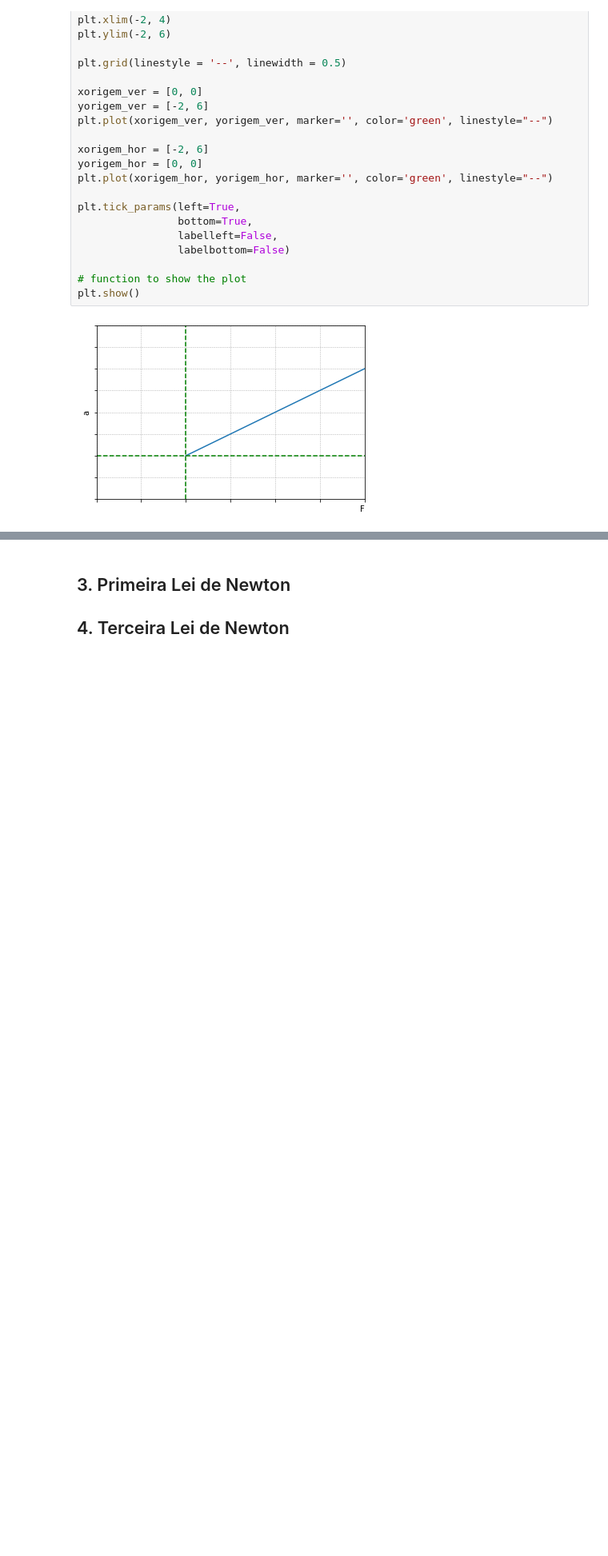
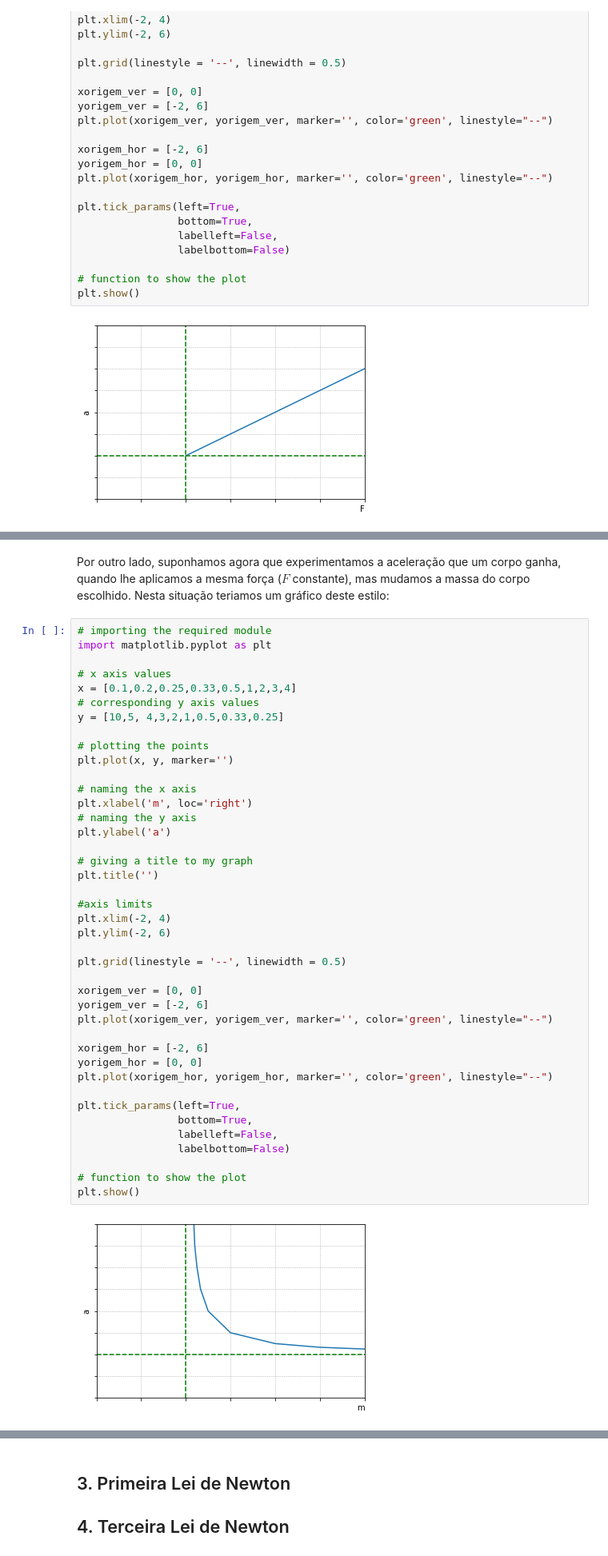
Before and after one commit to BorjaRuizReverter/LivroFisicaGeral, a Jupyter notebook: Capitulo6.ipynb, the cells around one changed output, grey strips where cells are left out. Shown at 80% size. Drawn from its saved outputs; the diff is of its cells as text; blank space fills up the shorter version.

```diff
--- a/Capitulo6.ipynb
+++ b/Capitulo6.ipynb
@@ -128,0 +192,45 @@ plt.show()
+# %% [markdown]
+Por outro lado, suponhamos agora que experimentamos a aceleração que um corpo ganha, quando lhe aplicamos a mesma força ($F$ constante), mas mudamos a massa do corpo escolhido. Nesta situação teriamos um gráfico deste estilo:
+# %%
+# importing the required module
+import matplotlib.pyplot as plt
+
+# x axis values
+x = [0.1,0.2,0.25,0.33,0.5,1,2,3,4]
+# corresponding y axis values
+y = [10,5, 4,3,2,1,0.5,0.33,0.25]
+
+# plotting the points
+plt.plot(x, y, marker='')
+
+# naming the x axis
+plt.xlabel('m', loc='right')
+# naming the y axis
+plt.ylabel('a')
+
+# giving a title to my graph
+plt.title('')
+
+#axis limits
+plt.xlim(-2, 4)
+plt.ylim(-2, 6)
+
+plt.grid(linestyle = '--', linewidth = 0.5)
+
+xorigem_ver = [0, 0]
+yorigem_ver = [-2, 6]
+plt.plot(xorigem_ver, yorigem_ver, marker='', color='green', linestyle="--")
+
+xorigem_hor = [-2, 6]
+yorigem_hor = [0, 0]
+plt.plot(xorigem_hor, yorigem_hor, marker='', color='green', linestyle="--")
+
+plt.tick_params(left=True,
+                bottom=True,
+                labelleft=False,
+                labelbottom=False)
+
+# function to show the plot
+plt.show()
+# %% [output]
+[figure, added]
```
Also changed, not shown: parts of 6 cells of this notebook.
